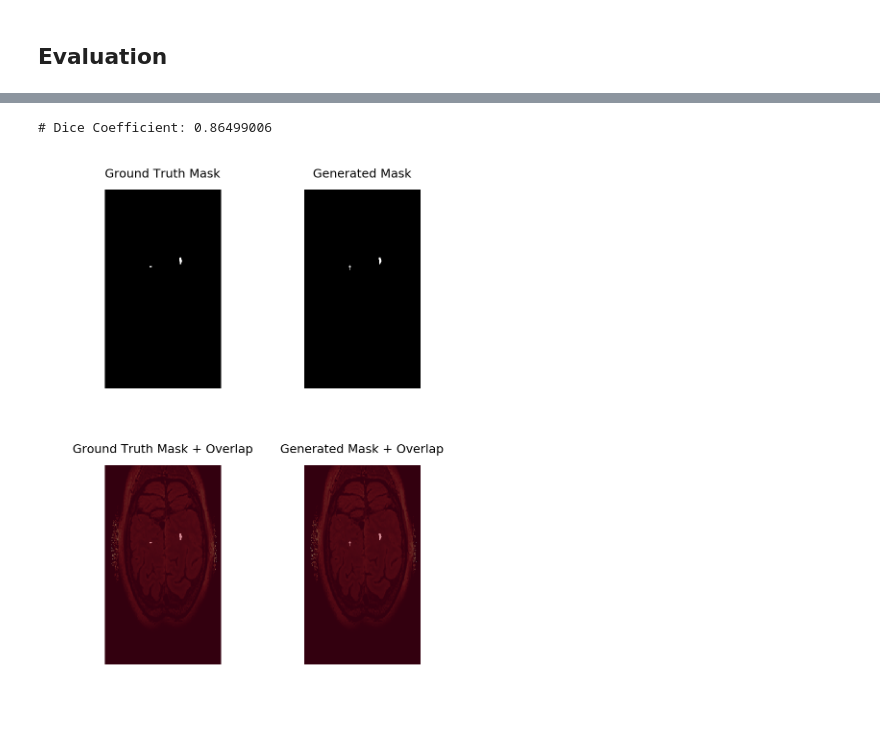
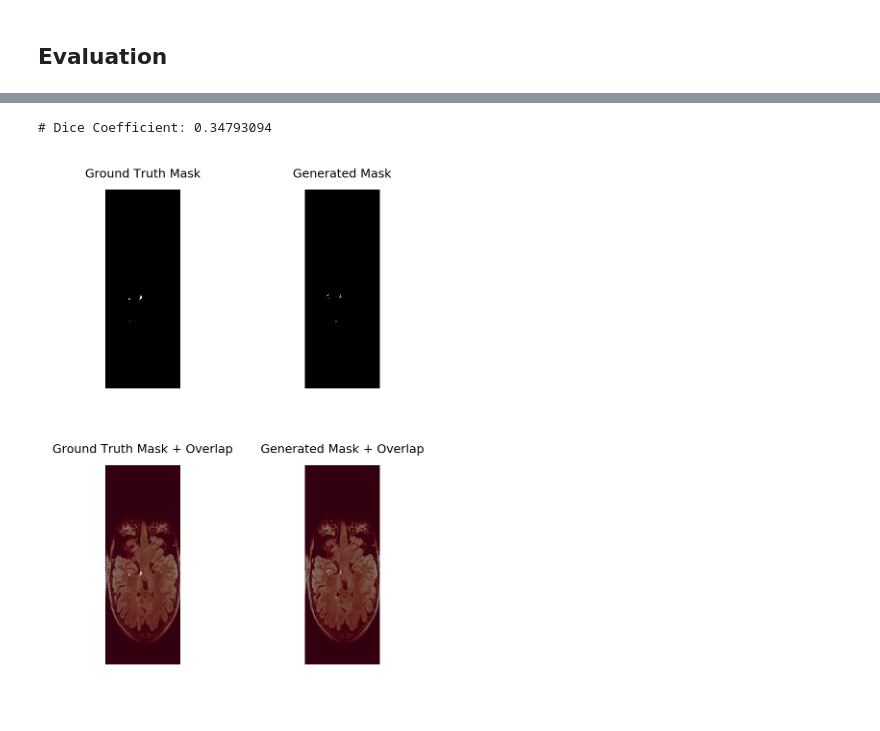
Before and after one commit to sidijju/MSSegmentation, a Jupyter notebook: MSseg.ipynb, the cells around one changed output, grey strips where cells are left out. Cells and saved outputs as stored; diff of their text form; code cells hidden in the pictures.

```diff
--- a/MSseg.ipynb
+++ b/MSseg.ipynb
@@ -262,7 +262,7 @@ class MSDataset(Dataset):
     def __len__(self):
         return len(self.data)
 # %%
-r_dim = 330 #330
+r_dim = 512 #330
 c_dim = 192
 
 image_shape = (r_dim, c_dim, 1)
@@ -551,8 +544,9 @@ def gen_sample(sample, thresh = 0.5):
-# %%
-gen_sample(89)
-# %% [output]
-# Dice Coefficient: 0.86499006
-[figure, removed]
+# %%
+gen_sample(4)
+#48, 4, 1, 3
+# %% [output]
+# Dice Coefficient: 0.34793094
+[figure, added]
 # %%
 y_test_f = K.flatten(y_test)
 y_pred_f = K.flatten(predictions)
```
Also changed, not shown: parts of 22 cells of this notebook, 7 other files.
